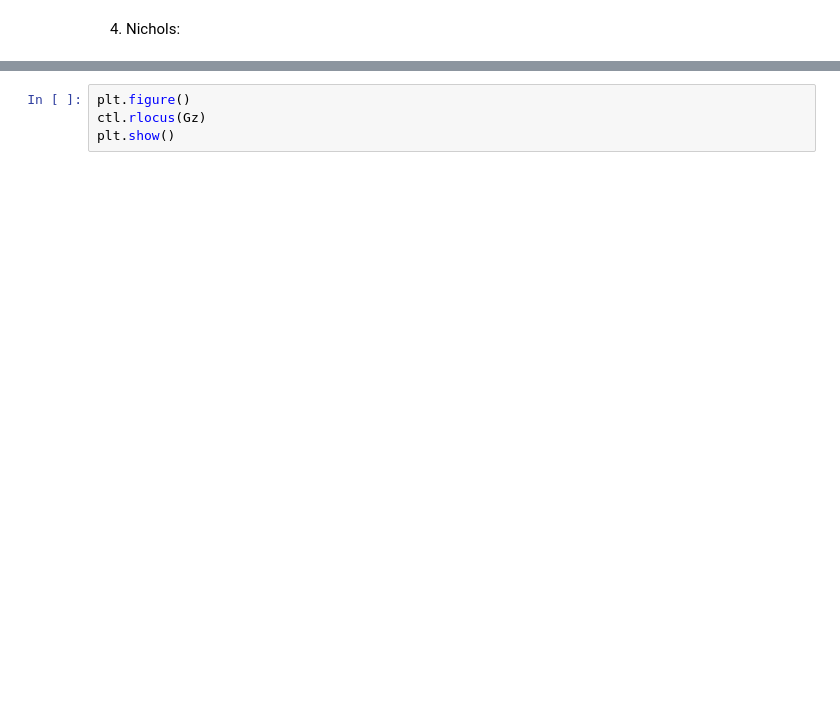
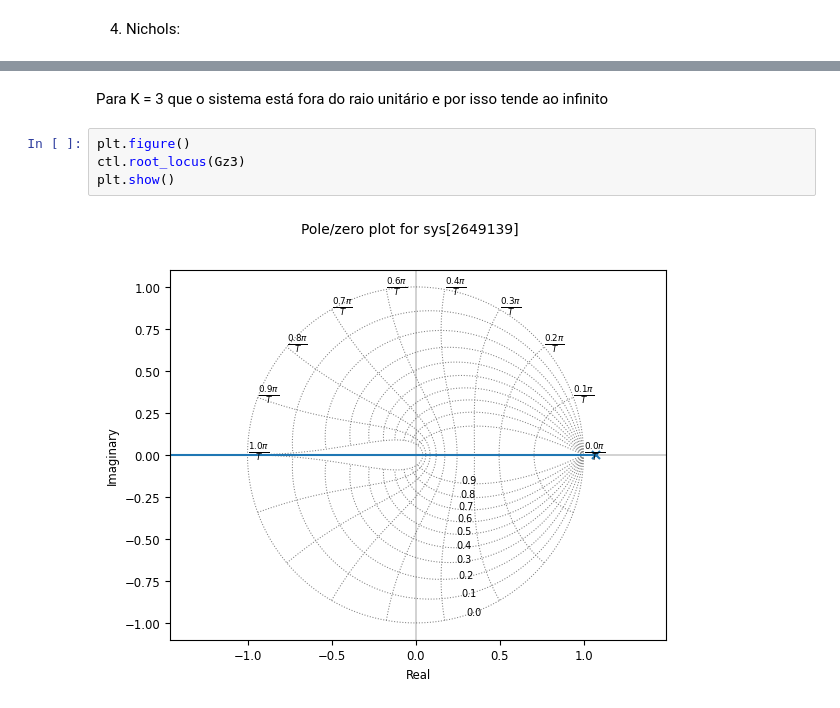
Before and after one commit to pedroivovasconcelos/controledigital, a Jupyter notebook: capitulo5.ipynb, the cells around one changed output, grey strips where cells are left out. Drawn from its saved outputs; the diff is of its cells as text; blank space fills up the shorter version.

```diff
--- a/capitulo5.ipynb
+++ b/capitulo5.ipynb
@@ -171,4 +195,8 @@ NameError: name 'ctl' is not defined
+# %% [markdown]
+Para K = 3 que o sistema está fora do raio unitário e por isso tende ao infinito
 # %%
 plt.figure()
-ctl.rlocus(Gz)
+ctl.root_locus(Gz3)
 plt.show()
+# %% [output]
+[figure, added]
```
Also changed, not shown: parts of 21 cells of this notebook, 1 other file.
